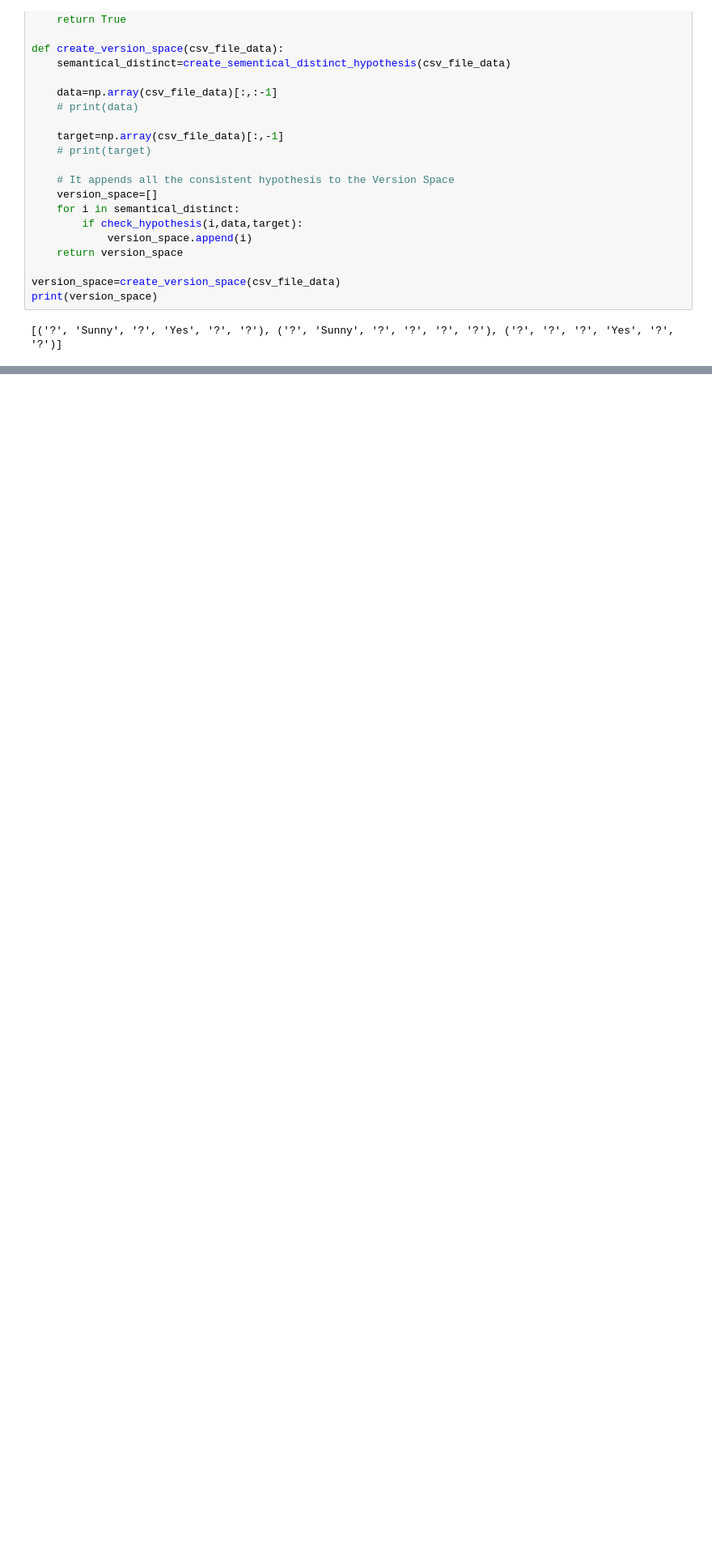
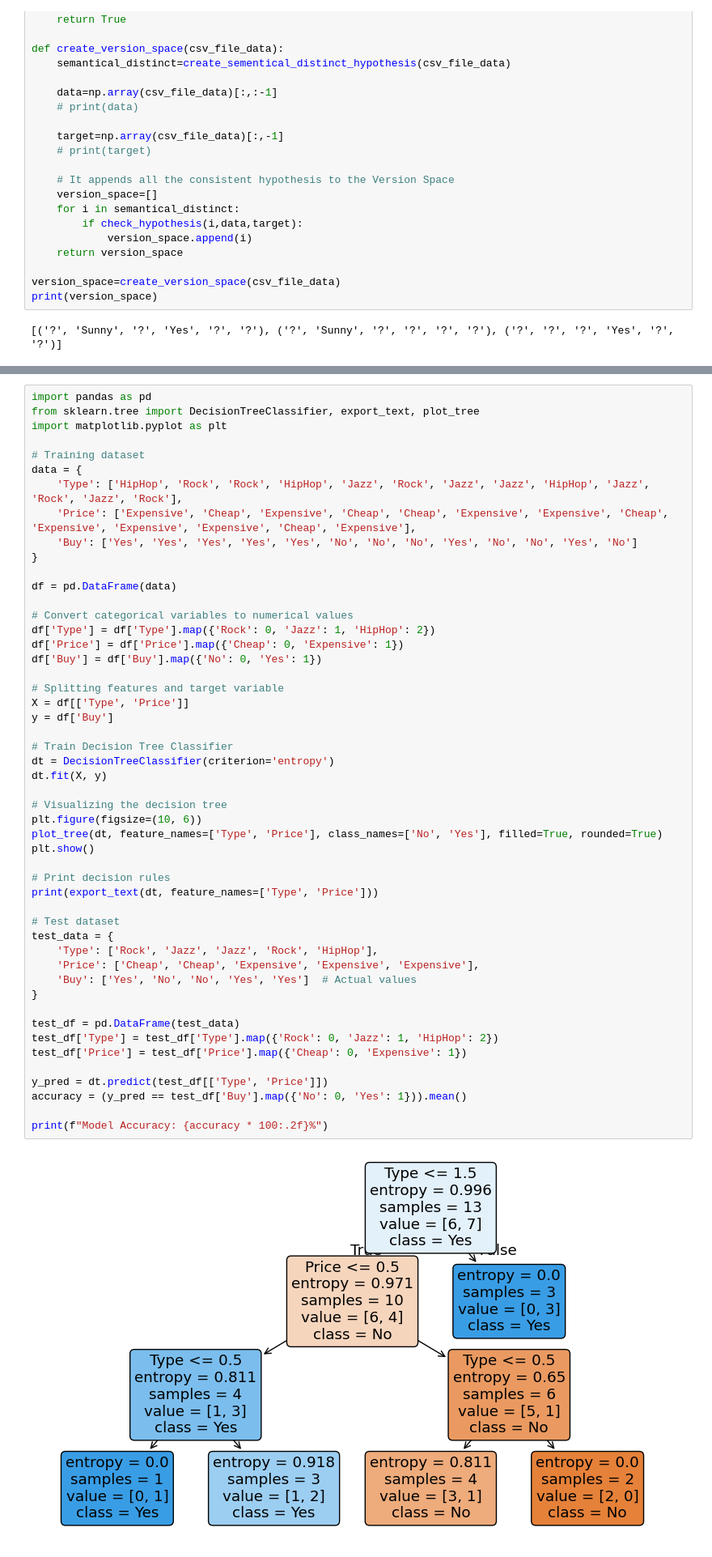
Before and after one commit to TanushreeNayak/ML-programs, a Jupyter notebook: ML_Lab.ipynb, the cells around one changed output, grey strips where cells are left out. Shown at 81% size. Drawn from its saved outputs; the diff is of its cells as text; blank space fills up the shorter version.

```diff
--- a/ML_Lab.ipynb
+++ b/ML_Lab.ipynb
@@ -291,0 +294,52 @@ print(version_space)
+# %%
+import pandas as pd
+from sklearn.tree import DecisionTreeClassifier, export_text, plot_tree
+import matplotlib.pyplot as plt
+
+# Training dataset
+data = {
+    'Type': ['HipHop', 'Rock', 'Rock', 'HipHop', 'Jazz', 'Rock', 'Jazz', 'Jazz', 'HipHop', 'Jazz', 'Rock', 'Jazz', 'Rock'],
+    'Price': ['Expensive', 'Cheap', 'Expensive', 'Cheap', 'Cheap', 'Expensive', 'Expensive', 'Cheap', 'Expensive', 'Expensive', 'Expensive', 'Cheap', 'Expensive'],
+    'Buy': ['Yes', 'Yes', 'Yes', 'Yes', 'Yes', 'No', 'No', 'No', 'Yes', 'No', 'No', 'Yes', 'No']
+}
+
+df = pd.DataFrame(data)
+
+# Convert categorical variables to numerical values
+df['Type'] = df['Type'].map({'Rock': 0, 'Jazz': 1, 'HipHop': 2})
+df['Price'] = df['Price'].map({'Cheap': 0, 'Expensive': 1})
+df['Buy'] = df['Buy'].map({'No': 0, 'Yes': 1})
+
+# Splitting features and target variable
+X = df[['Type', 'Price']]
+y = df['Buy']
+
+# Train Decision Tree Classifier
+dt = DecisionTreeClassifier(criterion='entropy')
+dt.fit(X, y)
+
+# Visualizing the decision tree
+plt.figure(figsize=(10, 6))
+plot_tree(dt, feature_names=['Type', 'Price'], class_names=['No', 'Yes'], filled=True, rounded=True)
+plt.show()
+
+# Print decision rules
+print(export_text(dt, feature_names=['Type', 'Price']))
+
+# Test dataset
+test_data = {
+    'Type': ['Rock', 'Jazz', 'Jazz', 'Rock', 'HipHop'],
+    'Price': ['Cheap', 'Cheap', 'Expensive', 'Expensive', 'Expensive'],
+    'Buy': ['Yes', 'No', 'No', 'Yes', 'Yes']  # Actual values
+}
+
+test_df = pd.DataFrame(test_data)
+test_df['Type'] = test_df['Type'].map({'Rock': 0, 'Jazz': 1, 'HipHop': 2})
+test_df['Price'] = test_df['Price'].map({'Cheap': 0, 'Expensive': 1})
+
+y_pred = dt.predict(test_df[['Type', 'Price']])
+accuracy = (y_pred == test_df['Buy'].map({'No': 0, 'Yes': 1})).mean()
+
+print(f"Model Accuracy: {accuracy * 100:.2f}%")
+# %% [output]
+[figure, added]
```
Also changed, not shown: parts of 2 cells of this notebook.
